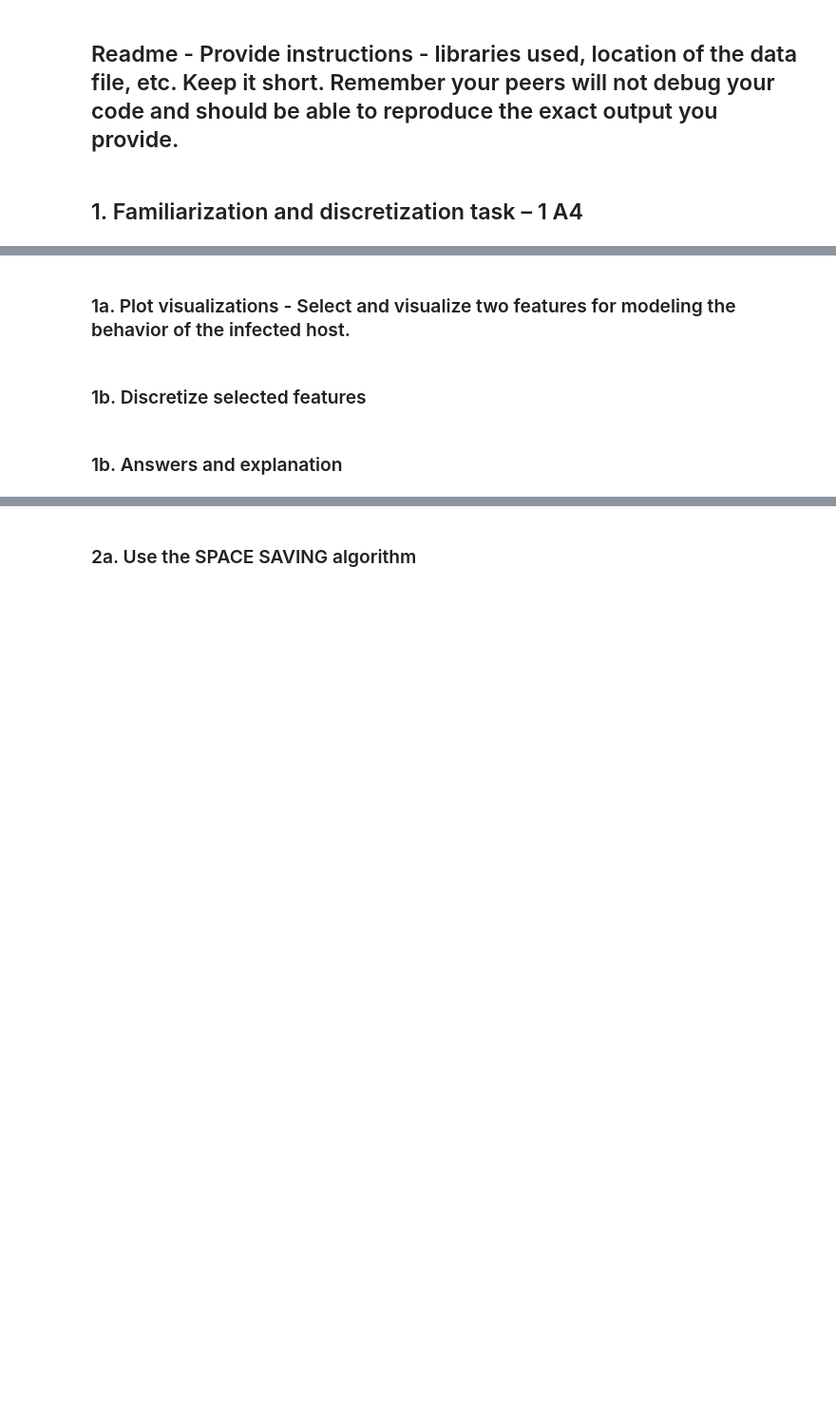
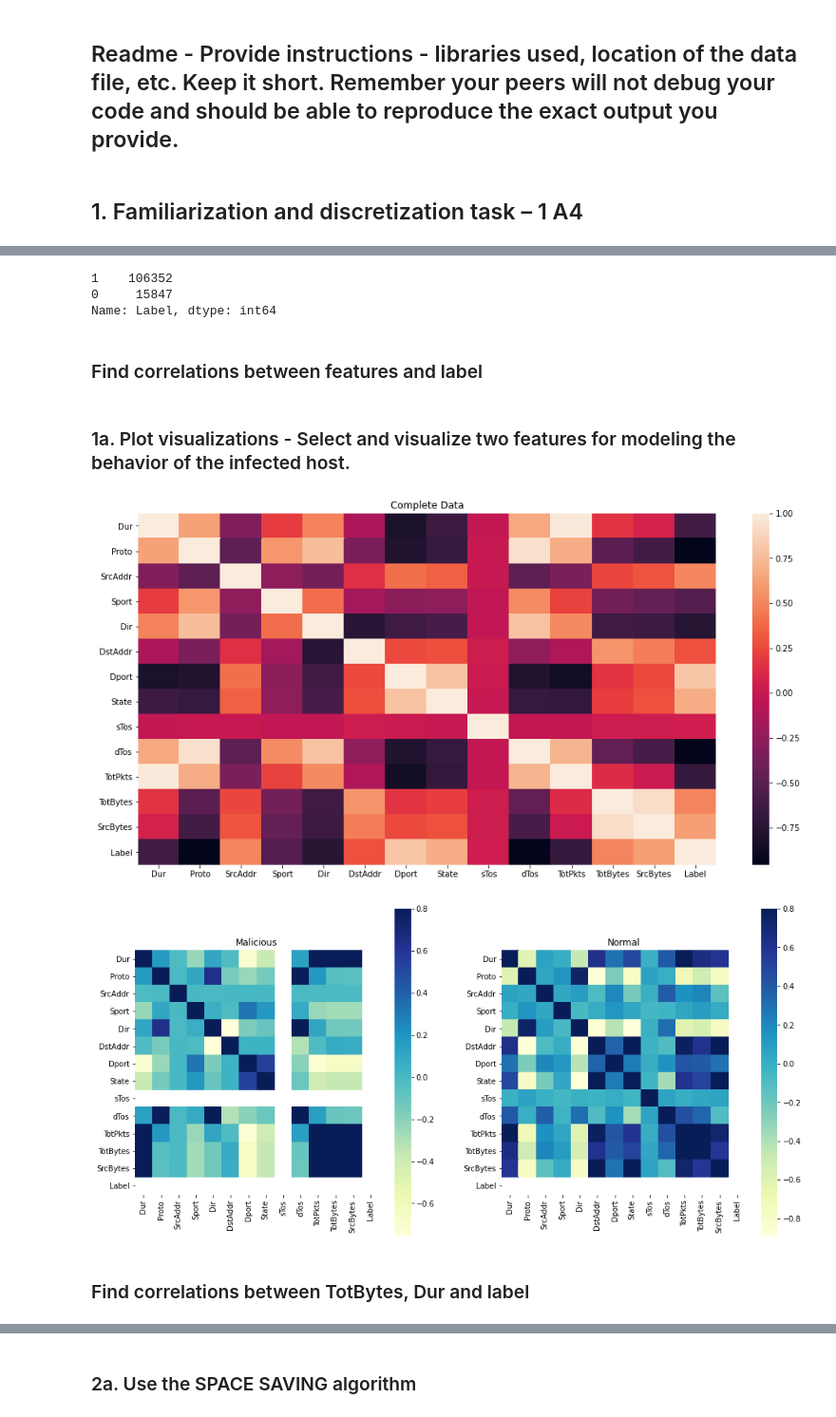
Before and after one commit to sharwinbobde/cyber-data-analytics, a Jupyter notebook: Part-3/Lab3.ipynb, the cells around one changed output, grey strips where cells are left out. Shown at 95% size. Drawn from its saved outputs; the diff is of its cells as text; code cells hidden in the pictures; blank space fills up the shorter version.

Commit message:
add encoding of features and visualization

```diff
--- a/Part-3/Lab3.ipynb
+++ b/Part-3/Lab3.ipynb
@@ -24,0 +40,3 @@ Your peers should be able to use the readme section for instructions and be able
+# %%
+df_encoded = encode_labels(df)
+df_filtered = drop_background_flows(df_encoded)
@@ -25,6 +107,34 @@ Your peers should be able to use the readme section for instructions and be able
+# %%
+df_filtered = drop_background_flows(df_encoded)
+# %%
+df_filtered["Label"].value_counts()
+# %% [output]
+1    106352
+0     15847
+Name: Label, dtype: int64
+# %% [markdown]
+### Find correlations between features and label
 # %% [markdown]
 ### 1a. Plot visualizations - Select and visualize two features for modeling the behavior of the infected host.
-# %% [markdown]
-### 1b. Discretize selected features
-# %% [markdown]
-### 1b. Answers and explanation
+# %%
+#correlation matrices
+f, (ax1) = plt.subplots(1,figsize =(16, 8))
+sns.heatmap(df_filtered.corr("spearman"))
+ax1.set_title('Complete Data')
+plt.show()
+
+
+f, (ax1, ax2) = plt.subplots(1,2,figsize =(16, 8))
+
+sns.heatmap(df_filtered[df_filtered["Label"] == 1].corr("spearman"), vmax = .8, square=True, ax = ax1, cmap = 'YlGnBu')
+ax1.set_title('Malicious')
+
+sns.heatmap(df_filtered[df_filtered["Label"] == 0].corr("spearman"), vmax = .8, square=True, ax = ax2, cmap = 'YlGnBu');
+ax2.set_title('Normal')
+
+plt.show()
+# %% [output]
+[figure, added]
+[figure, added]
+# %% [markdown]
+### Find correlations between TotBytes, Dur and label
```
Also changed, not shown: parts of 35 cells of this notebook, 1 other file.
